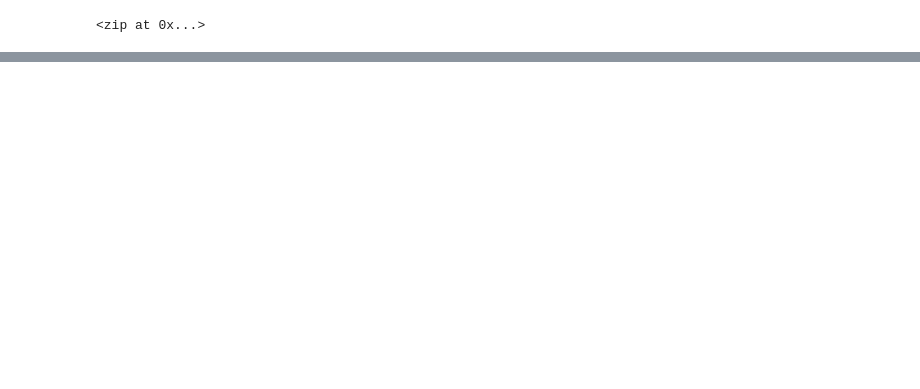
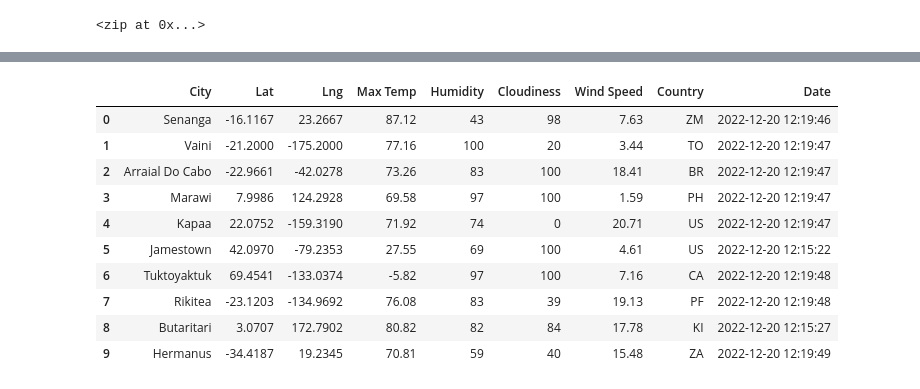
Before and after one commit to Jess-Vannatter/World_Weather_Analysis, a Jupyter notebook: WeatherPy.ipynb, the cells around one changed output, grey strips where cells are left out. Drawn from its saved outputs; the diff is of its cells as text; code cells hidden in the pictures; blank space fills up the shorter version.

Commit message:
adding updated WeatherPy.ipynb file and updated gitignore

```diff
--- a/WeatherPy.ipynb
+++ b/WeatherPy.ipynb
@@ -5,8 +5,8 @@ import matplotlib.pyplot as plt
 import numpy as np
 # %%
 # Create a set of random latitude and longitude combinations.
-lats = np.random.uniform(low=-90.000, high=90.000, size=1200)
-lngs = np.random.uniform(low=-180.000, high=180.000, size=1200)
+lats = np.random.uniform(low=-90.000, high=90.000, size=1500)
+lngs = np.random.uniform(low=-180.000, high=180.000, size=1500)
 lat_lngs = zip(lats, lngs)
 lat_lngs
 # %% [output]
@@ -54,0 +65,3 @@ len(cities)
+# %%
+# Starting URL for Weather Map API Call.
+url = "http://api.openweathermap.org/data/2.5/weather?units=Imperial&APPID=" + weather_api_key
@@ -54,0 +148,16 @@ len(cities)
+# %%
+# Convert the array of dictionaries to a Pandas DataFrame.
+city_data_df = pd.DataFrame(city_data)
+city_data_df.head(10)
+# %% [output]
+|  | City | Lat | Lng | Max Temp | Humidity | Cloudiness | Wind Speed | Country | Date |
+| 0 | Senanga | -16.1167 | 23.2667 | 87.12 | 43 | 98 | 7.63 | ZM | 2022-12-20 12:19:46 |
+| 1 | Vaini | -21.2000 | -175.2000 | 77.16 | 100 | 20 | 3.44 | TO | 2022-12-20 12:19:47 |
+| 2 | Arraial Do Cabo | -22.9661 | -42.0278 | 73.26 | 83 | 100 | 18.41 | BR | 2022-12-20 12:19:47 |
+| 3 | Marawi | 7.9986 | 124.2928 | 69.58 | 97 | 100 | 1.59 | PH | 2022-12-20 12:19:47 |
+| 4 | Kapaa | 22.0752 | -159.3190 | 71.92 | 74 | 0 | 20.71 | US | 2022-12-20 12:19:47 |
+| 5 | Jamestown | 42.0970 | -79.2353 | 27.55 | 69 | 100 | 4.61 | US | 2022-12-20 12:15:22 |
+| 6 | Tuktoyaktuk | 69.4541 | -133.0374 | -5.82 | 97 | 100 | 7.16 | CA | 2022-12-20 12:19:48 |
+| 7 | Rikitea | -23.1203 | -134.9692 | 76.08 | 83 | 39 | 19.13 | PF | 2022-12-20 12:19:48 |
+| 8 | Butaritari | 3.0707 | 172.7902 | 80.82 | 82 | 84 | 17.78 | KI | 2022-12-20 12:15:27 |
+| 9 | Hermanus | -34.4187 | 19.2345 | 70.81 | 59 | 40 | 15.48 | ZA | 2022-12-20 12:19:49 |
```
Also changed, not shown: parts of 6 cells of this notebook, 1 other file.
